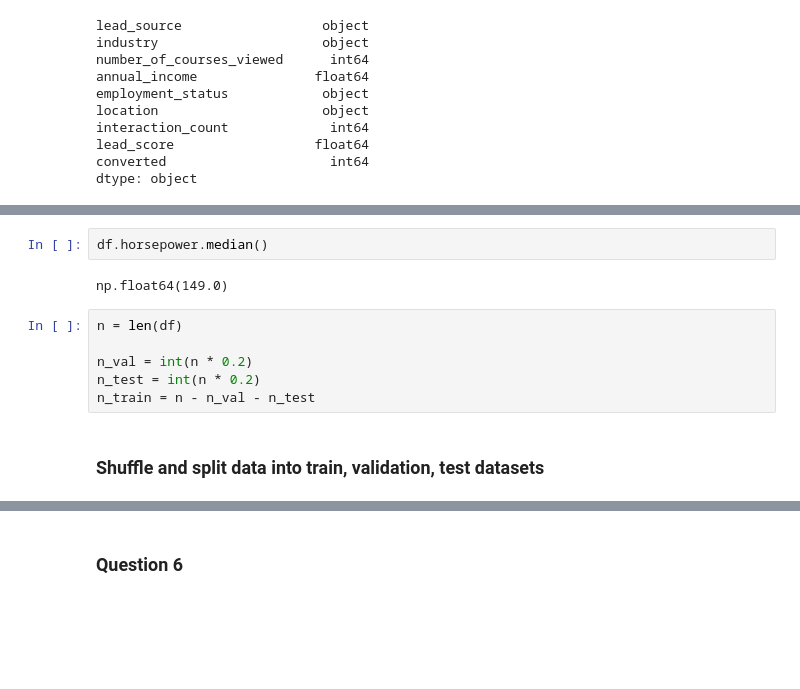
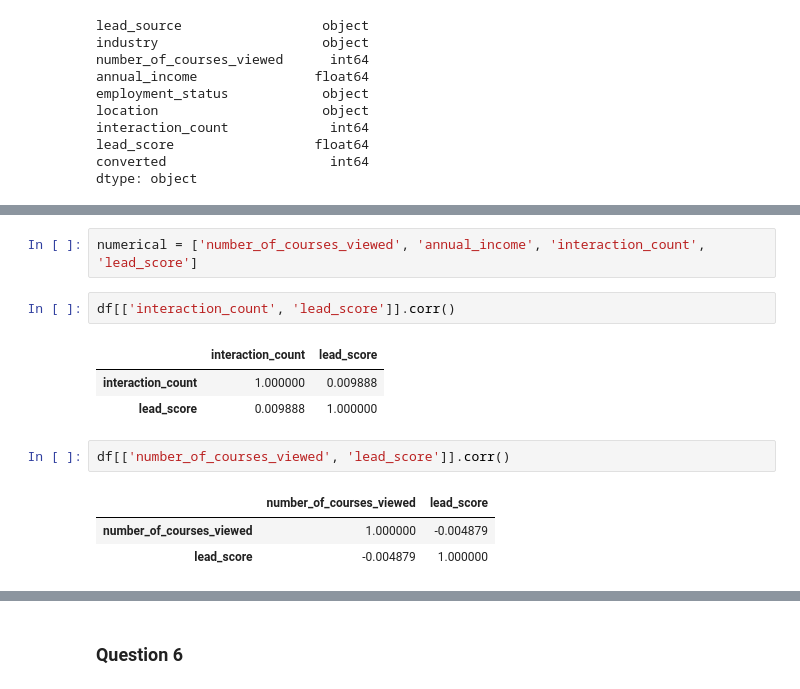
Before and after one commit to denshe/ml-zoomcamp, a Jupyter notebook: ml-zoomcamp-2025-homework3.ipynb, the cells around one changed output, grey strips where cells are left out. Drawn from its saved outputs; the diff is of its cells as text; blank space fills up the shorter version.

```diff
--- a/ml-zoomcamp-2025-homework3.ipynb
+++ b/ml-zoomcamp-2025-homework3.ipynb
@@ -99,12 +83,14 @@ dtype: int64
-# %%
-df.horsepower.median()
-# %% [output]
-np.float64(149.0)
-# %%
-n = len(df)
-
-n_val = int(n * 0.2)
-n_test = int(n * 0.2)
-n_train = n - n_val - n_test
-# %% [markdown]
-### Shuffle and split data into train, validation, test datasets
+# %%
+numerical = ['number_of_courses_viewed', 'annual_income', 'interaction_count', 'lead_score']
+# %%
+df[['interaction_count', 'lead_score']].corr()
+# %% [output]
+|  | interaction_count | lead_score |
+| interaction_count | 1.000000 | 0.009888 |
+| lead_score | 0.009888 | 1.000000 |
+# %%
+df[['number_of_courses_viewed', 'lead_score']].corr()
+# %% [output]
+|  | number_of_courses_viewed | lead_score |
+| number_of_courses_viewed | 1.000000 | -0.004879 |
+| lead_score | -0.004879 | 1.000000 |
```
Also changed, not shown: parts of 30 cells of this notebook.
